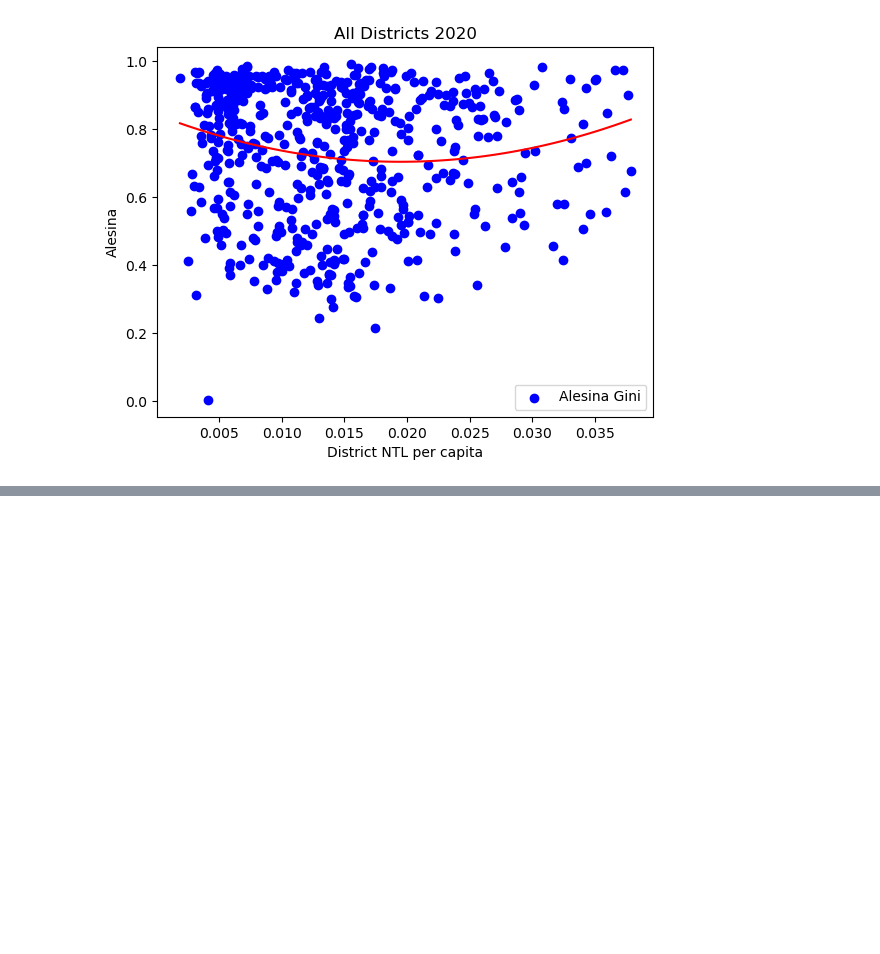
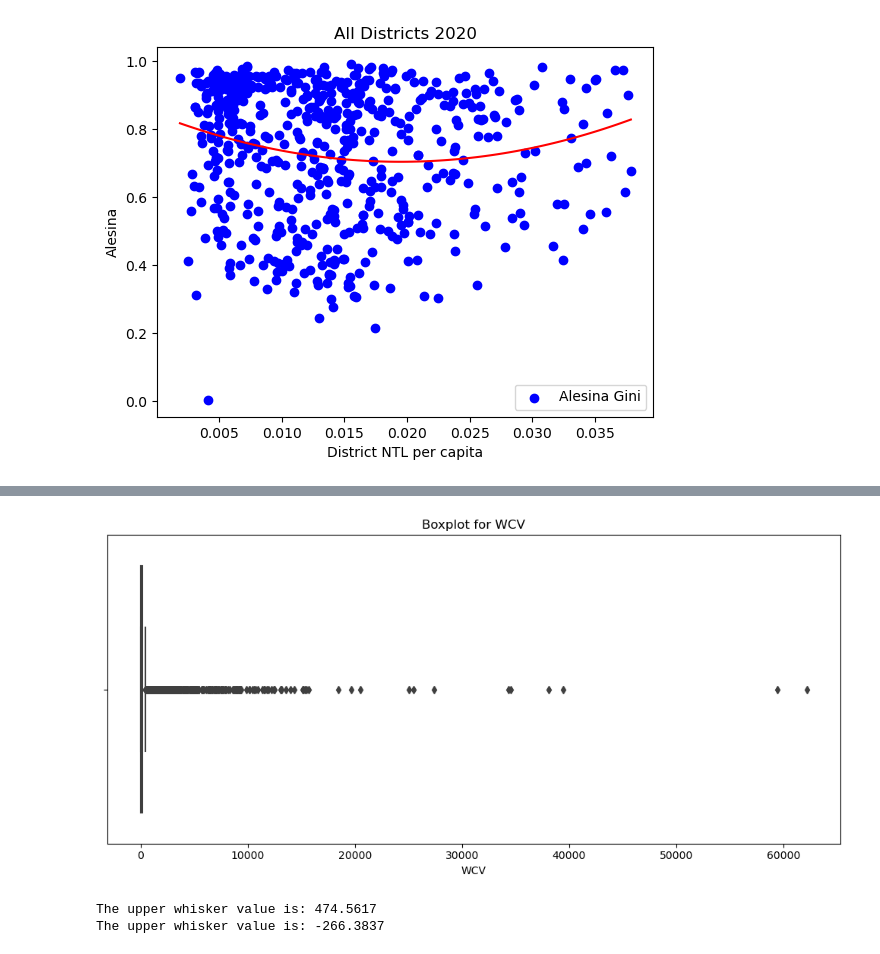
Before and after one commit to SaiSiddhardhaKalla/Master_Thesis, a Jupyter notebook: 10_Panel.ipynb, the cells around one changed output, grey strips where cells are left out. Saved outputs shown, nothing was run; the diff lists cells and outputs as text; code cells hidden in the pictures; blank space fills up the shorter version.

```diff
--- a/10_Panel.ipynb
+++ b/10_Panel.ipynb
@@ -338,0 +330,4 @@ dist_panel.to_csv('/Users/sid/Desktop/2020distdata.csv',index=False)
+# %%
+mer_all_sub['Index'] = mer_all_sub.groupby('Subdistrict').cumcount() + 1
+mer_all_sub['Max_Len'] = mer_all_sub.groupby('Subdistrict')['Index'].transform('max')
+mer_all_sub
@@ -338,0 +381,31 @@ dist_panel.to_csv('/Users/sid/Desktop/2020distdata.csv',index=False)
+# %%
+wcvc = pd.merge(wcv, mer_sub, on=['Subdistrict','District','District_code','State','dist_ntl_pc'], how='left')
+# %%
+
+plt.figure(figsize=(10, 5))
+sns.boxplot(data=wcvc, x='WCV', orient='h')
+plt.title('Boxplot for WCV')
+
+# Calculate whisker values
+q1 = wcvc['WCV'].quantile(0.25)
+q3 = wcvc['WCV'].quantile(0.75)
+iqr = q3 - q1
+upper_whisker_ntl = q3 + 1.5 * iqr
+lower_whisker_ntl = q1 - 1.5 * iqr
+
+# Add whisker values to the plot
+# plt.text(1, upper_whisker, f'Upper Whisker: {upper_whisker_ntl:.4f}', ha='left', va='bottom', color='red')
+# plt.text(1, lower_whisker, f'Lower Whisker: {lower_whisker_ntl:.4f}', ha='right', va='top', color='red')
+
+# Adjust layout
+plt.tight_layout()
+
+# Show the plot
+plt.show()
+
+print(f"The upper whisker value is: {upper_whisker_ntl:.4f}")
+print(f"The upper whisker value is: {lower_whisker_ntl:.4f}")
+# %% [output]
+[figure, added]
+The upper whisker value is: 474.5617
+The upper whisker value is: -266.3837
```
Also changed, not shown: parts of 26 cells of this notebook, 2 other files.
